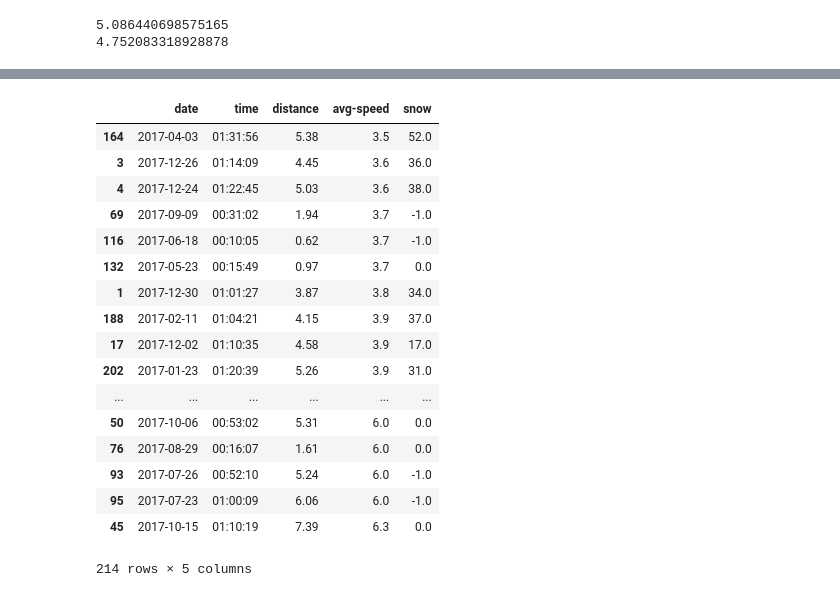
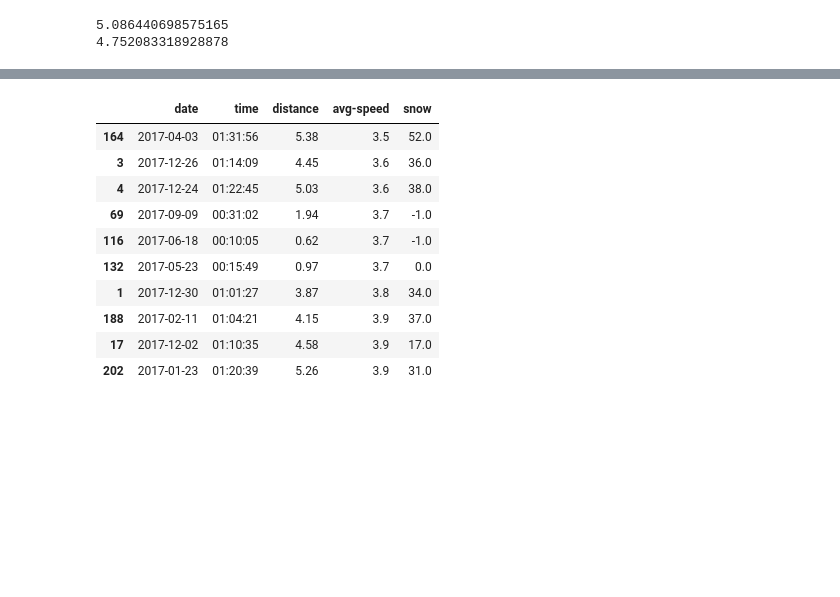
Before and after one commit to tkettu/exercise-analysis, a Jupyter notebook: dog_walks2017/walks.ipynb, the cells around one changed output, grey strips where cells are left out. Saved outputs shown, nothing was run; the diff lists cells and outputs as text; code cells hidden in the pictures; blank space fills up the shorter version.

```diff
--- a/dog_walks2017/walks.ipynb
+++ b/dog_walks2017/walks.ipynb
@@ -361,21 +312,14 @@ plt.show()
 # %%
-df2.sort_values(by=['avg-speed'])
+df2.sort_values(by=['avg-speed'])[:10]
 # %% [output]
 |  | date | time | distance | avg-speed | snow |
 | 164 | 2017-04-03 | 01:31:56 | 5.38 | 3.5 | 52.0 |
 | 3 | 2017-12-26 | 01:14:09 | 4.45 | 3.6 | 36.0 |
 | 4 | 2017-12-24 | 01:22:45 | 5.03 | 3.6 | 38.0 |
 | 69 | 2017-09-09 | 00:31:02 | 1.94 | 3.7 | -1.0 |
 | 116 | 2017-06-18 | 00:10:05 | 0.62 | 3.7 | -1.0 |
 | 132 | 2017-05-23 | 00:15:49 | 0.97 | 3.7 | 0.0 |
 | 1 | 2017-12-30 | 01:01:27 | 3.87 | 3.8 | 34.0 |
 | 188 | 2017-02-11 | 01:04:21 | 4.15 | 3.9 | 37.0 |
 | 17 | 2017-12-02 | 01:10:35 | 4.58 | 3.9 | 17.0 |
 | 202 | 2017-01-23 | 01:20:39 | 5.26 | 3.9 | 31.0 |
-| ... | ... | ... | ... | ... | ... |
-| 50 | 2017-10-06 | 00:53:02 | 5.31 | 6.0 | 0.0 |
-| 76 | 2017-08-29 | 00:16:07 | 1.61 | 6.0 | 0.0 |
-| 93 | 2017-07-26 | 00:52:10 | 5.24 | 6.0 | -1.0 |
-| 95 | 2017-07-23 | 01:00:09 | 6.06 | 6.0 | -1.0 |
-| 45 | 2017-10-15 | 01:10:19 | 7.39 | 6.3 | 0.0 |
-214 rows × 5 columns
```
Also changed, not shown: parts of 11 cells of this notebook, 1 other file.
